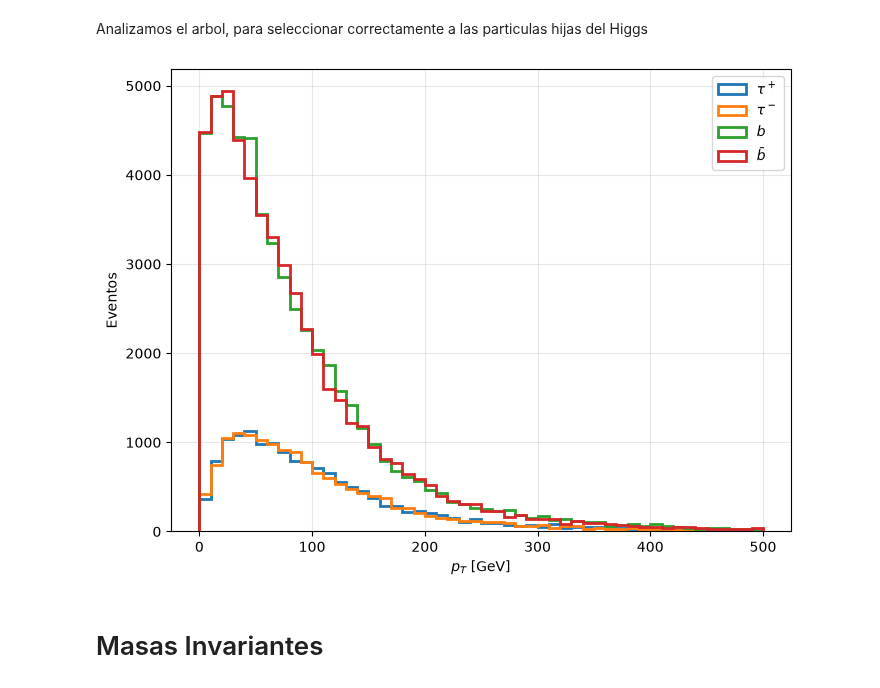
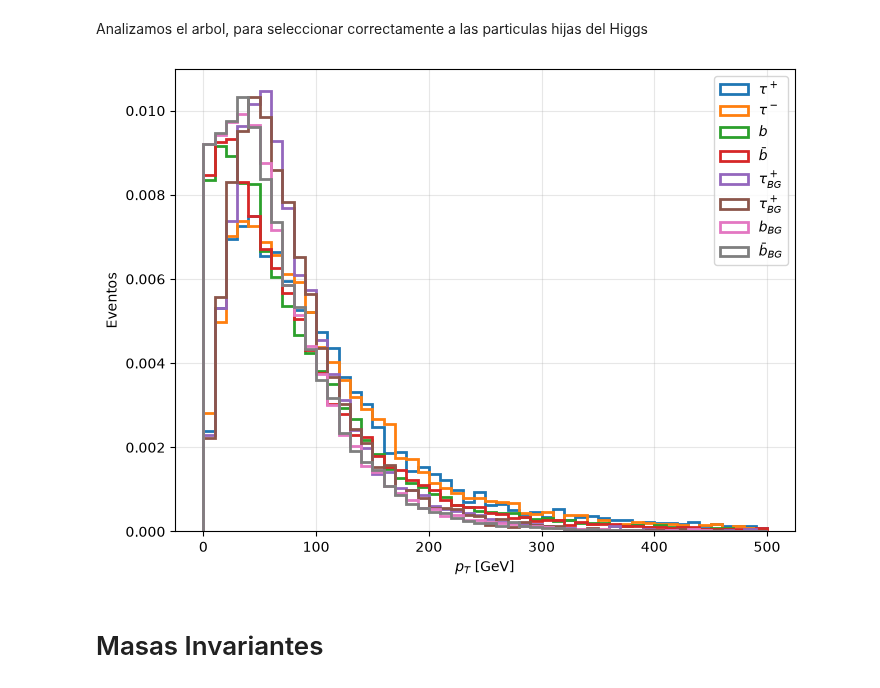
Before and after one commit to Genarobarco/diHiggs-Project, a Jupyter notebook: Analysis-gg_hh-LQs_signal.ipynb, the cells around one changed output. Saved outputs shown, nothing was run; the diff lists cells and outputs as text; code cells hidden in the pictures.

```diff
--- a/Analysis-gg_hh-LQs_signal.ipynb
+++ b/Analysis-gg_hh-LQs_signal.ipynb
@@ -9,9 +9,11 @@ import pandas as pd
 path = "/home/usuario/Madgraph/projects/gg_hh-LQs/"
 signal = up.open(path + "signal/Events/run_01_decayed_1/tag_1_delphes_events.root")
 sm = up.open("/home/usuario/Madgraph/projects/gg_hh-sm/Events/run_02_decayed_1/tag_1_delphes_events.root")
+bg = up.open("/home/usuario/Madgraph/projects/gg_tth/Events/run_01/tag_1_delphes_events.root")
 
 signal_tree = signal["Delphes"]
 sm_tree = sm["Delphes"]
+bg_tree = bg["Delphes"]
 # %%
 def vector_builder(Signal, Particle_ID):
 
@@ -71,31 +73,40 @@ VLQ_bbar, PTLQ_bbar = vector_builder(signal_tree, Particle_IDs["b~"])
 VLQ_ta_minus, PTLQ_ta_minus = vector_builder(signal_tree, Particle_IDs["ta-"])
 VLQ_ta_plus, PTLQ_ta_plus = vector_builder(signal_tree, Particle_IDs["ta+"])
 
-
 VSM_Higgs, PTSM_Higgs = vector_builder(sm_tree, Particle_IDs["Higgs"])
 VSM_b, PTSM_b = vector_builder(sm_tree, Particle_IDs["b"])
 VSM_bbar, PTSM_bbar = vector_builder(sm_tree, Particle_IDs["b~"])
 VSM_ta_minus, PTSM_ta_minus = vector_builder(sm_tree, Particle_IDs["ta-"])
 VSM_ta_plus, PTSM_ta_plus = vector_builder(sm_tree, Particle_IDs["ta+"])
+
+VBG_Higgs, PTBG_Higgs = vector_builder(bg_tree, Particle_IDs["Higgs"])
+VBG_b, PTBG_b = vector_builder(bg_tree, Particle_IDs["b"])
+VBG_bbar, PTBG_bbar = vector_builder(bg_tree, Particle_IDs["b~"])
+VBG_ta_minus, PTBG_ta_minus = vector_builder(bg_tree, Particle_IDs["ta-"])
+VBG_ta_plus, PTBG_ta_plus = vector_builder(bg_tree, Particle_IDs["ta+"])
 # %%
 plt.figure(figsize=(8,6))
 
-plt.hist(ak.to_numpy(ak.flatten(PTLQ_ta_plus)),bins=50,range=(0,500),histtype="step",linewidth=2,label=r"$\tau^+$")
-plt.hist(ak.to_numpy(ak.flatten(PTLQ_ta_minus)),bins=50,range=(0,500),histtype="step",linewidth=2,label=r"$\tau^-$")
+plt.hist(ak.to_numpy(ak.flatten(PTLQ_ta_plus)),bins=50, density = True,range=(0,500),histtype="step",linewidth=2,label=r"$\tau^+$")
+plt.hist(ak.to_numpy(ak.flatten(PTLQ_ta_minus)),bins=50, density = True,range=(0,500),histtype="step",linewidth=2,label=r"$\tau^-$")
+plt.hist(ak.to_numpy(ak.flatten(PTLQ_b)),bins=50, density = True,range=(0,500),histtype="step",linewidth=2,label=r"$b$")
+plt.hist(ak.to_numpy(ak.flatten(PTLQ_bbar)),bins=50, density = True,range=(0,500),histtype="step",linewidth=2,label=r"$\bar{b}$")
 
-plt.hist(ak.to_numpy(ak.flatten(PTLQ_b)),bins=50,range=(0,500),histtype="step",linewidth=2,label=r"$b$")
-plt.hist(ak.to_numpy(ak.flatten(PTLQ_bbar)),bins=50,range=(0,500),histtype="step",linewidth=2,label=r"$\bar{b}$")
+plt.hist(ak.to_numpy(ak.flatten(PTBG_ta_plus)),bins=50, density = True,range=(0,500),histtype="step",linewidth=2,label=r"$\tau^+_{BG}$")
+plt.hist(ak.to_numpy(ak.flatten(PTBG_ta_minus)),bins=50, density = True,range=(0,500),histtype="step",linewidth=2,label=r"$\tau^+_{BG}$")
+plt.hist(ak.to_numpy(ak.flatten(PTBG_b)),bins=50, density = True,range=(0,500),histtype="step",linewidth=2,label=r"$b_{BG}$")
+plt.hist(ak.to_numpy(ak.flatten(PTBG_bbar)),bins=50, density = True,range=(0,500),histtype="step",linewidth=2,label=r"$\bar{b}_{BG}$")
 
 plt.xlabel(r"$p_T$ [GeV]")
 plt.ylabel("Eventos")
 plt.legend()
 plt.grid(alpha=0.3)
 
 plt.savefig("pt_distribution.png", dpi=300)
 
 plt.show()
 # %% [output]
-[figure, old version]
+[figure, new version]
 # %% [markdown]
 # Masas Invariantes
 # %%
```
Also changed, not shown: parts of 5 cells of this notebook, 4 other files.
